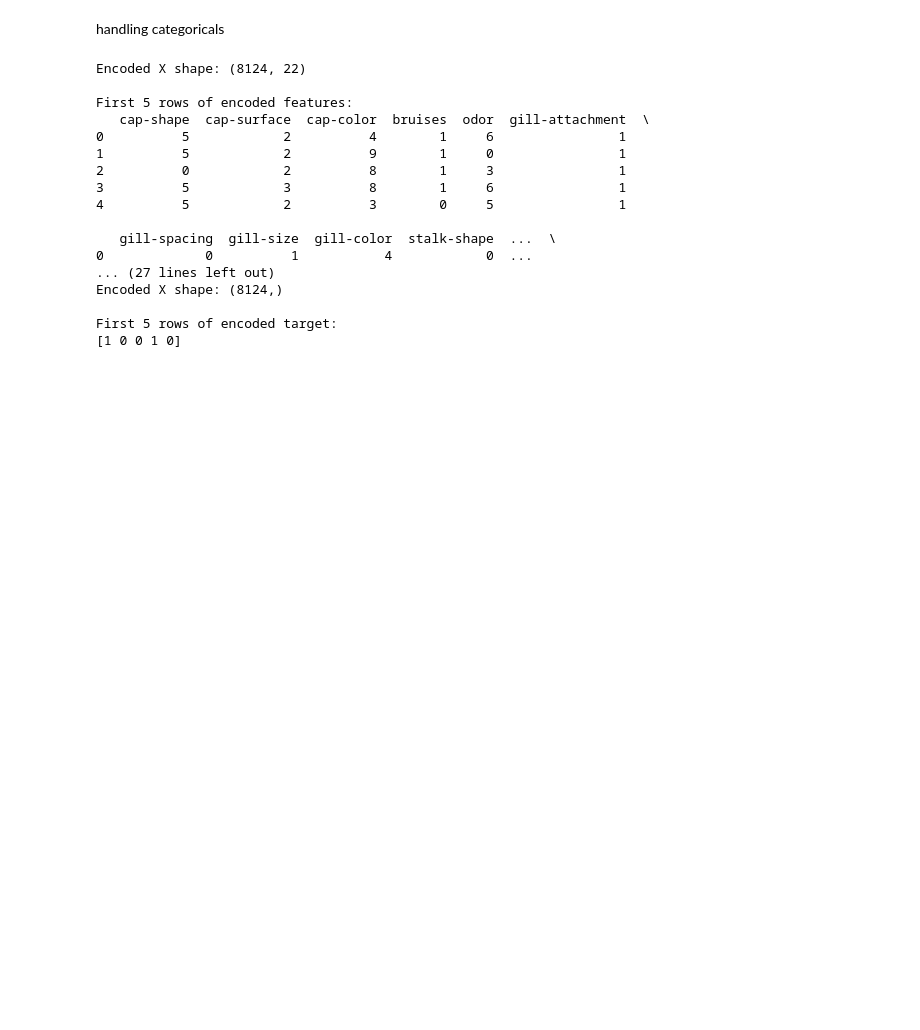
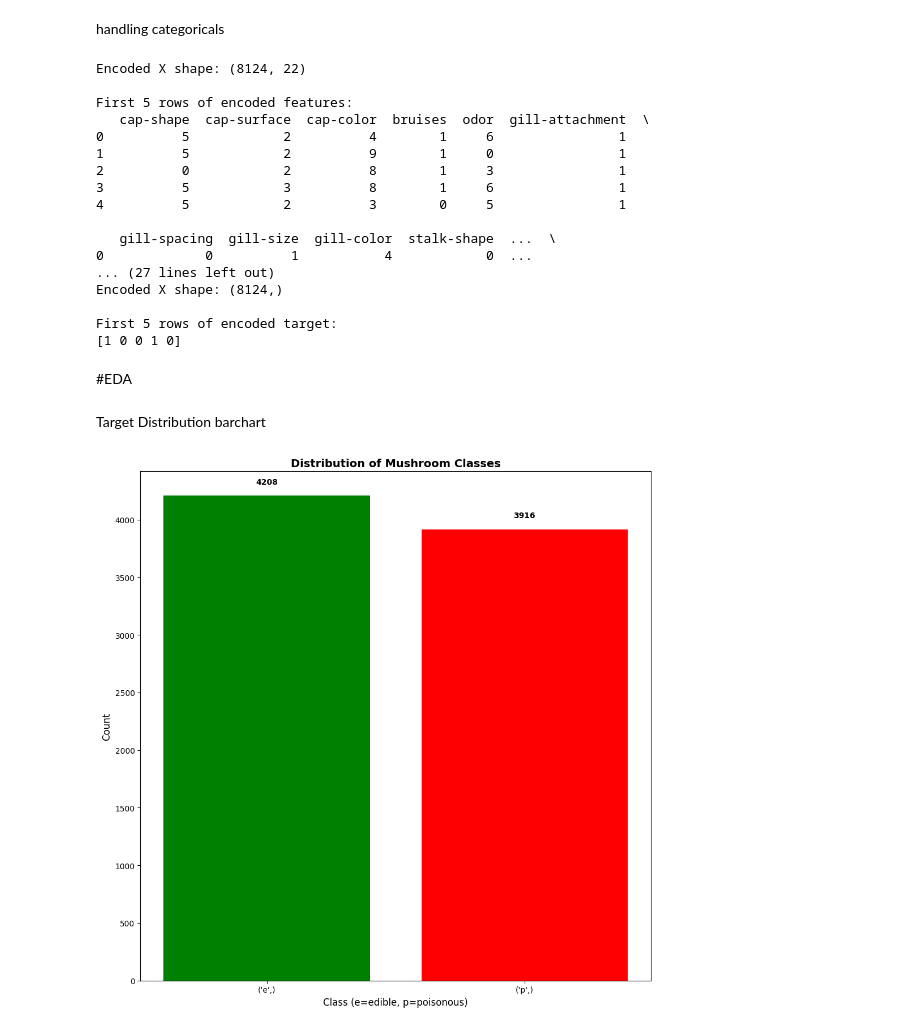
Before and after one commit to Atkiya/Atkiya_ML, a Jupyter notebook: Lab/Lab1.ipynb, the cells around one changed output. Cells and saved outputs as stored; diff of their text form; code cells hidden in the pictures; blank space fills up the shorter version.

Commit message:
Target Distribution Barchart

```diff
--- a/Lab/Lab1.ipynb
+++ b/Lab/Lab1.ipynb
@@ -149,3 +149,20 @@ Encoded X shape: (8124,)
 
 First 5 rows of encoded target:
 [1 0 0 1 0]
+# %% [markdown]
+#EDA
+# %% [markdown]
+Target Distribution barchart
+# %%
+plt.figure(figsize=(10, 10))
+labels = [str(x) for x in y.value_counts().index]
+plt.bar(labels, y.value_counts().values, color=['green', 'red'], alpha=1)
+plt.xlabel('Class (e=edible, p=poisonous)', fontsize=12)
+plt.ylabel('Count', fontsize=12)
+plt.title('Distribution of Mushroom Classes', fontsize=14, fontweight='bold')
+for i, v in enumerate(y.value_counts().values):
+    plt.text(i, v + 100, str(v), ha='center', fontweight='bold')
+plt.tight_layout()
+plt.show()
+# %% [output]
+[figure, added]
```
